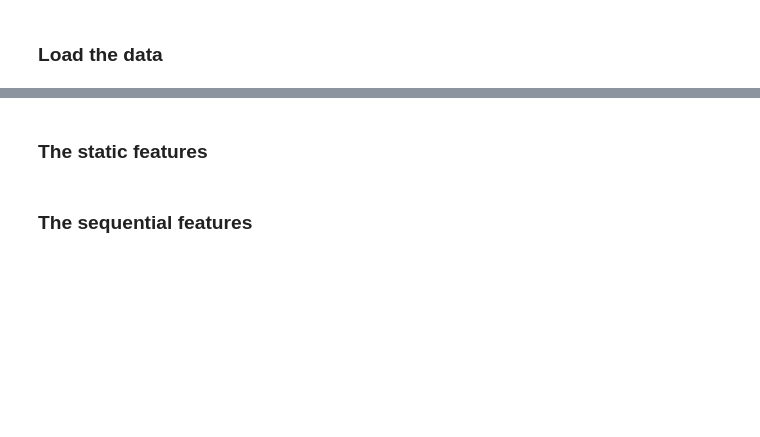
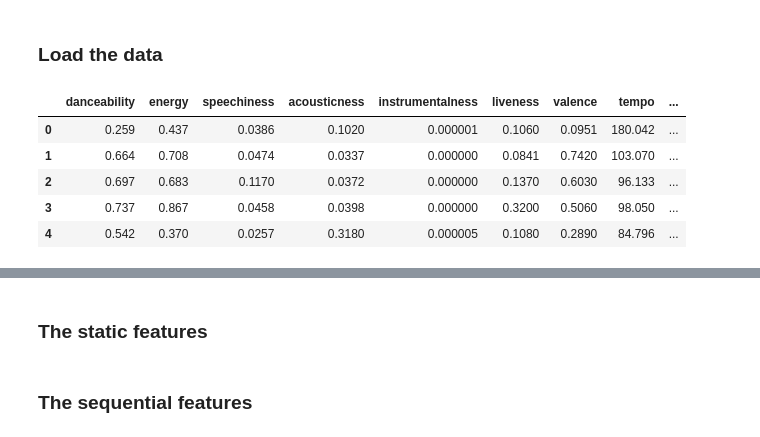
Before and after one commit to Egiob/spotify_genre_challenge, a Jupyter notebook: starting_kit.ipynb, the cells around one changed output, grey strips where cells are left out. Saved outputs shown, nothing was run; the diff lists cells and outputs as text; code cells hidden in the pictures; blank space fills up the shorter version.

```diff
--- a/starting_kit.ipynb
+++ b/starting_kit.ipynb
@@ -22,0 +49,9 @@ If the data has not yet been downloaded locally, uncomment the following cell an
+# %%
+X_df.head()
+# %% [output]
+|  | danceability | energy | speechiness | acousticness | instrumentalness | liveness | valence | tempo | ... |
+| 0 | 0.259 | 0.437 | 0.0386 | 0.1020 | 0.000001 | 0.1060 | 0.0951 | 180.042 | ... |
+| 1 | 0.664 | 0.708 | 0.0474 | 0.0337 | 0.000000 | 0.0841 | 0.7420 | 103.070 | ... |
+| 2 | 0.697 | 0.683 | 0.1170 | 0.0372 | 0.000000 | 0.1370 | 0.6030 | 96.133 | ... |
+| 3 | 0.737 | 0.867 | 0.0458 | 0.0398 | 0.000000 | 0.3200 | 0.5060 | 98.050 | ... |
+| 4 | 0.542 | 0.370 | 0.0257 | 0.3180 | 0.000005 | 0.1080 | 0.2890 | 84.796 | ... |
```
Also changed, not shown: parts of 15 cells of this notebook, 3 other files.
